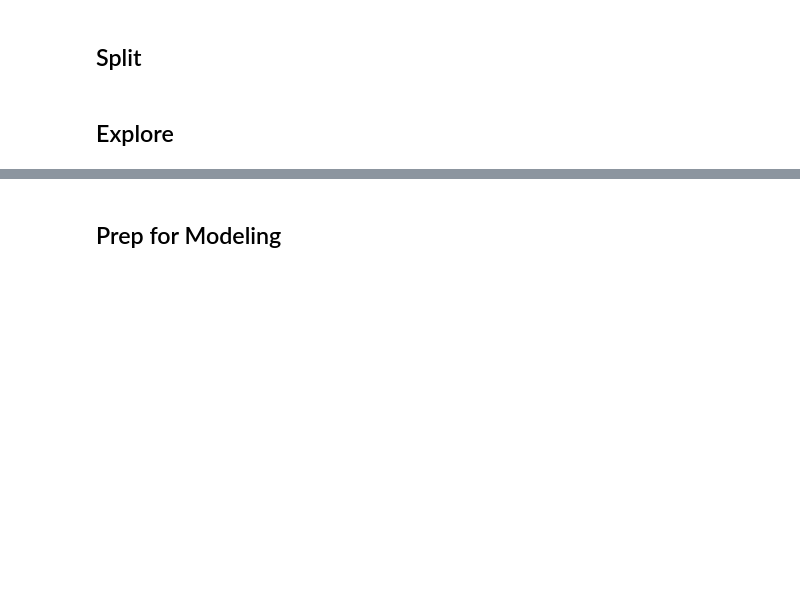
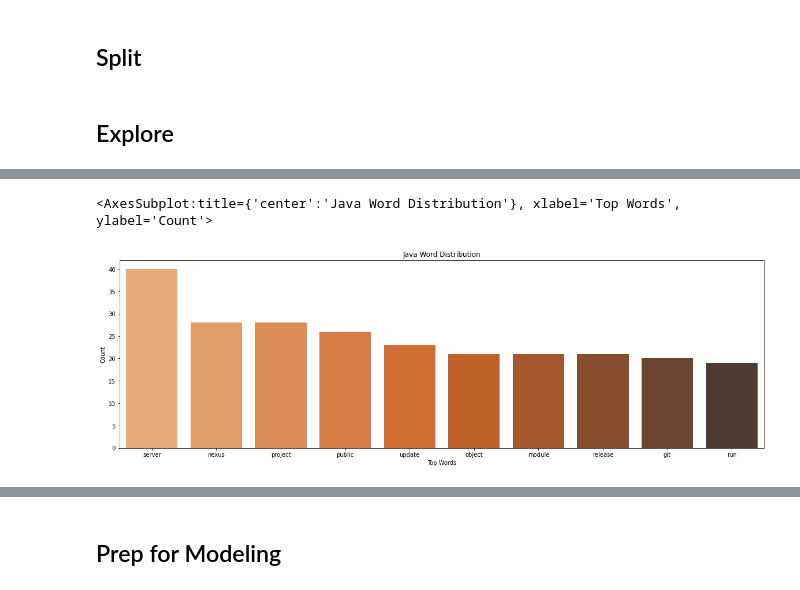
Before and after one commit to Sam-keeler/natural-language-processing, a Jupyter notebook: nlp-project.ipynb, the cells around one changed output, grey strips where cells are left out. Drawn from its saved outputs; the diff is of its cells as text; code cells hidden in the pictures; blank space fills up the shorter version.

```diff
--- a/nlp-project.ipynb
+++ b/nlp-project.ipynb
@@ -162,0 +183,14 @@ dtype: int64
+# %%
+# Showing a distribution of the top words used in readmes where the repo's main language was java
+
+java_word_freq = pd.DataFrame(java_freq, columns =['Count'])
+java_word_freq = java_word_freq.reset_index()
+java_word_freq = java_word_freq.rename(columns = {'index':'Top Words'})
+
+plt.subplots(figsize = (20, 6))
+plt.title('Java Word Distribution')
+sns.barplot(x="Top Words", y='Count', data=java_word_freq.head(10),
+                 palette="Oranges_d")
+# %% [output]
+<AxesSubplot:title={'center':'Java Word Distribution'}, xlabel='Top Words', ylabel='Count'>
+[figure, added]
```
Also changed, not shown: parts of 35 cells of this notebook, 1 other file.
